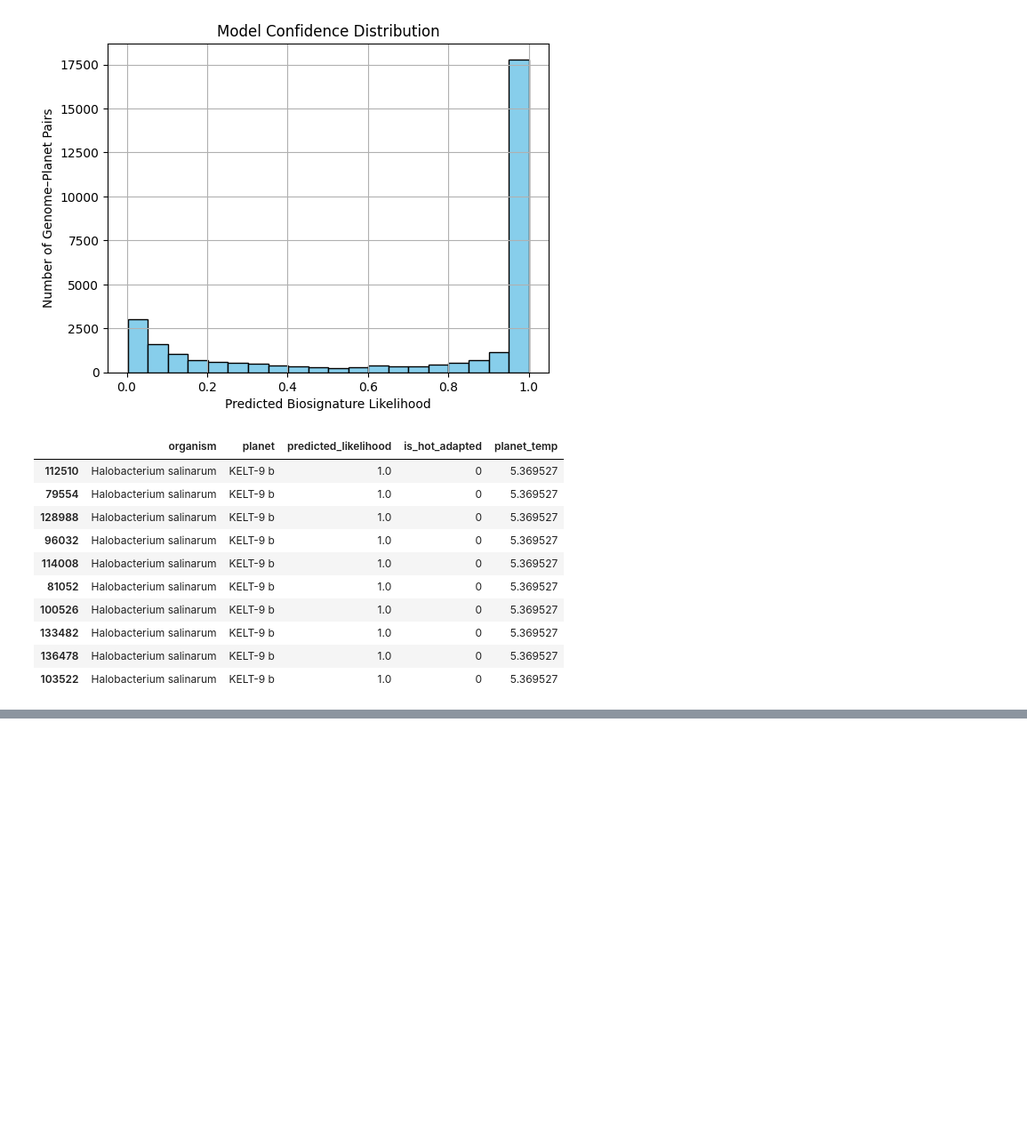
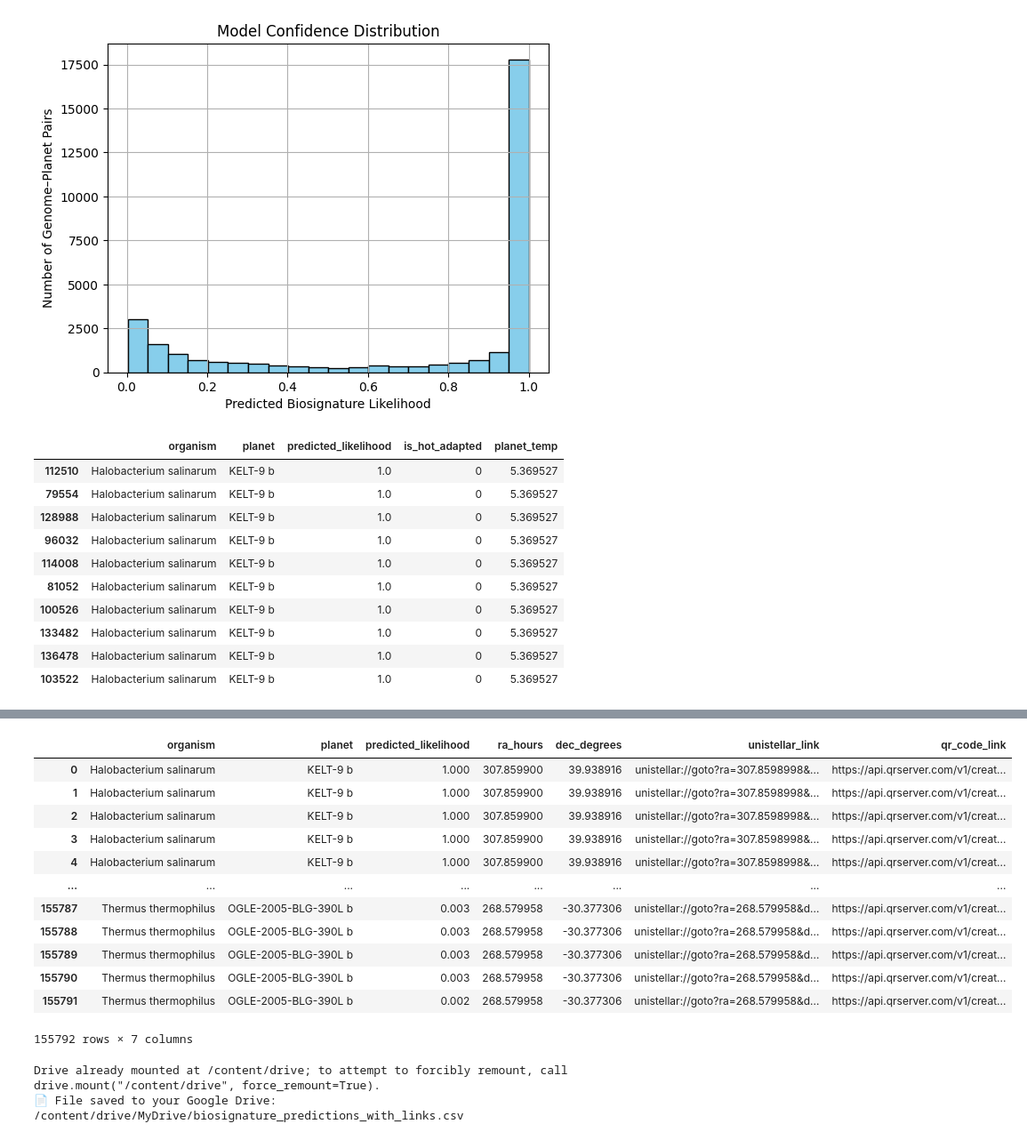
Before and after one commit to hybridkris/hybridkris-biosignature-ai-project, a Jupyter notebook: 01_clean_biosignature_pipeline.ipynb, the cells around one changed output, grey strips where cells are left out. Shown at 89% size. Drawn from its saved outputs; the diff is of its cells as text; code cells hidden in the pictures; blank space fills up the shorter version.

Commit message:
Updated to process for likelyhood of life and generate a Google Sheets document with links that generate a QR code for Unistellar reference.

```diff
--- a/01_clean_biosignature_pipeline.ipynb
+++ b/01_clean_biosignature_pipeline.ipynb
@@ -569,0 +632,60 @@ predictions_df.to_csv("biosignature_predictions.csv", index=False)
+# %%
+# 📡 Setup for Exoplanet Predictions + Unistellar Telescope Links with QR Codes and Drive Export
+
+# ✅ STEP 1: Install required libraries
+!pip install astroquery qrcode[pil]
+
+# ✅ STEP 2: Import Libraries
+import pandas as pd
+import qrcode
+from IPython.display import display, Image
+from io import BytesIO
+from astroquery.nasa_exoplanet_archive import NasaExoplanetArchive
+from google.colab import drive
+
+# ✅ STEP 3: Load Predictions CSV (make sure you've run your model first!)
+try:
+    predictions_df = pd.read_csv("biosignature_predictions.csv")
+except FileNotFoundError:
+    print("⚠️ File 'biosignature_predictions.csv' not found. Please generate and save predictions first.")
+    predictions_df = pd.DataFrame()
+
+# ✅ STEP 4: Get Coordinates from NASA (RA/Dec)
+planet_df = NasaExoplanetArchive.query_criteria(
+    table="pscomppars",
+    select="pl_name,ra,dec",
+    where="ra IS NOT NULL AND dec IS NOT NULL"
+).to_pandas()
+
+planet_df = planet_df.rename(columns={
+    "pl_name": "planet",
+    "ra": "ra_hours",
+    "dec": "dec_degrees"
+})
+
+# ✅ STEP 5: Merge All Predictions with Coordinates
+if not predictions_df.empty:
+    all_predictions = predictions_df.merge(planet_df, on="planet", how="left")
+    all_predictions = all_predictions.dropna(subset=["ra_hours", "dec_degrees"])
+    all_predictions = all_predictions.sort_values(by="predicted_likelihood", ascending=False).reset_index(drop=True)
+    all_predictions["unistellar_link"] = all_predictions.apply(
+        lambda row: f"unistellar://goto?ra={row['ra_hours']}&dec={row['dec_degrees']}", axis=1
+    )
+    all_predictions["qr_code_link"] = all_predictions["unistellar_link"].apply(
+        lambda link: f"https://api.qrserver.com/v1/create-qr-code/?size=150x150&data={link}"
+    )
+
+    # ✅ Preview Ranked Predictions
+    display(all_predictions[[
+        "organism", "planet", "predicted_likelihood", "ra_hours", "dec_degrees", "unistellar_link", "qr_code_link"
+    ]].round({"predicted_likelihood": 3}))
+
+    # ✅ Mount Google Drive and Export CSV
+    drive.mount('/content/drive')
+    output_path = "/content/drive/MyDrive/biosignature_predictions_with_links.csv"
+    all_predictions.to_csv(output_path, index=False)
+    print(f"📄 File saved to your Google Drive: {output_path}")
+
+else:
+    print("⚠️ No predictions available to merge with coordinates.")
+# %% [output]
@@ -569,0 +709,15 @@ predictions_df.to_csv("biosignature_predictions.csv", index=False)
+|  | organism | planet | predicted_likelihood | ra_hours | dec_degrees | unistellar_link | qr_code_link |
+| 0 | Halobacterium salinarum | KELT-9 b | 1.000 | 307.859900 | 39.938916 | unistellar://goto?ra=307.8598998&... | https://api.qrserver.com/v1/creat... |
+| 1 | Halobacterium salinarum | KELT-9 b | 1.000 | 307.859900 | 39.938916 | unistellar://goto?ra=307.8598998&... | https://api.qrserver.com/v1/creat... |
+| 2 | Halobacterium salinarum | KELT-9 b | 1.000 | 307.859900 | 39.938916 | unistellar://goto?ra=307.8598998&... | https://api.qrserver.com/v1/creat... |
+| 3 | Halobacterium salinarum | KELT-9 b | 1.000 | 307.859900 | 39.938916 | unistellar://goto?ra=307.8598998&... | https://api.qrserver.com/v1/creat... |
+| 4 | Halobacterium salinarum | KELT-9 b | 1.000 | 307.859900 | 39.938916 | unistellar://goto?ra=307.8598998&... | https://api.qrserver.com/v1/creat... |
+| ... | ... | ... | ... | ... | ... | ... | ... |
+| 155787 | Thermus thermophilus | OGLE-2005-BLG-390L b | 0.003 | 268.579958 | -30.377306 | unistellar://goto?ra=268.579958&d... | https://api.qrserver.com/v1/creat... |
+| 155788 | Thermus thermophilus | OGLE-2005-BLG-390L b | 0.003 | 268.579958 | -30.377306 | unistellar://goto?ra=268.579958&d... | https://api.qrserver.com/v1/creat... |
+| 155789 | Thermus thermophilus | OGLE-2005-BLG-390L b | 0.003 | 268.579958 | -30.377306 | unistellar://goto?ra=268.579958&d... | https://api.qrserver.com/v1/creat... |
+| 155790 | Thermus thermophilus | OGLE-2005-BLG-390L b | 0.003 | 268.579958 | -30.377306 | unistellar://goto?ra=268.579958&d... | https://api.qrserver.com/v1/creat... |
+| 155791 | Thermus thermophilus | OGLE-2005-BLG-390L b | 0.002 | 268.579958 | -30.377306 | unistellar://goto?ra=268.579958&d... | https://api.qrserver.com/v1/creat... |
+155792 rows × 7 columns
+Drive already mounted at /content/drive; to attempt to forcibly remount, call drive.mount("/content/drive", force_remount=True).
+📄 File saved to your Google Drive: /content/drive/MyDrive/biosignature_predictions_with_links.csv
```
Also changed, not shown: parts of 7 cells of this notebook.
